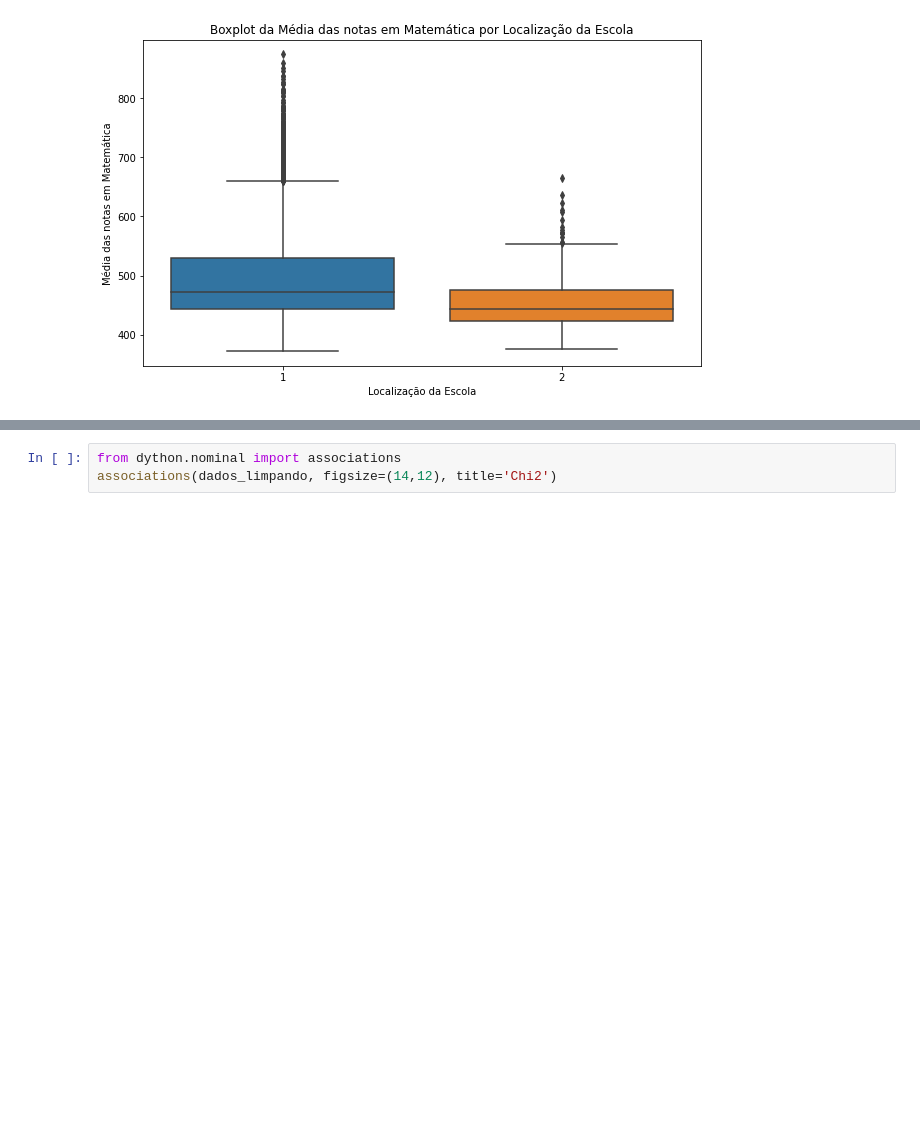
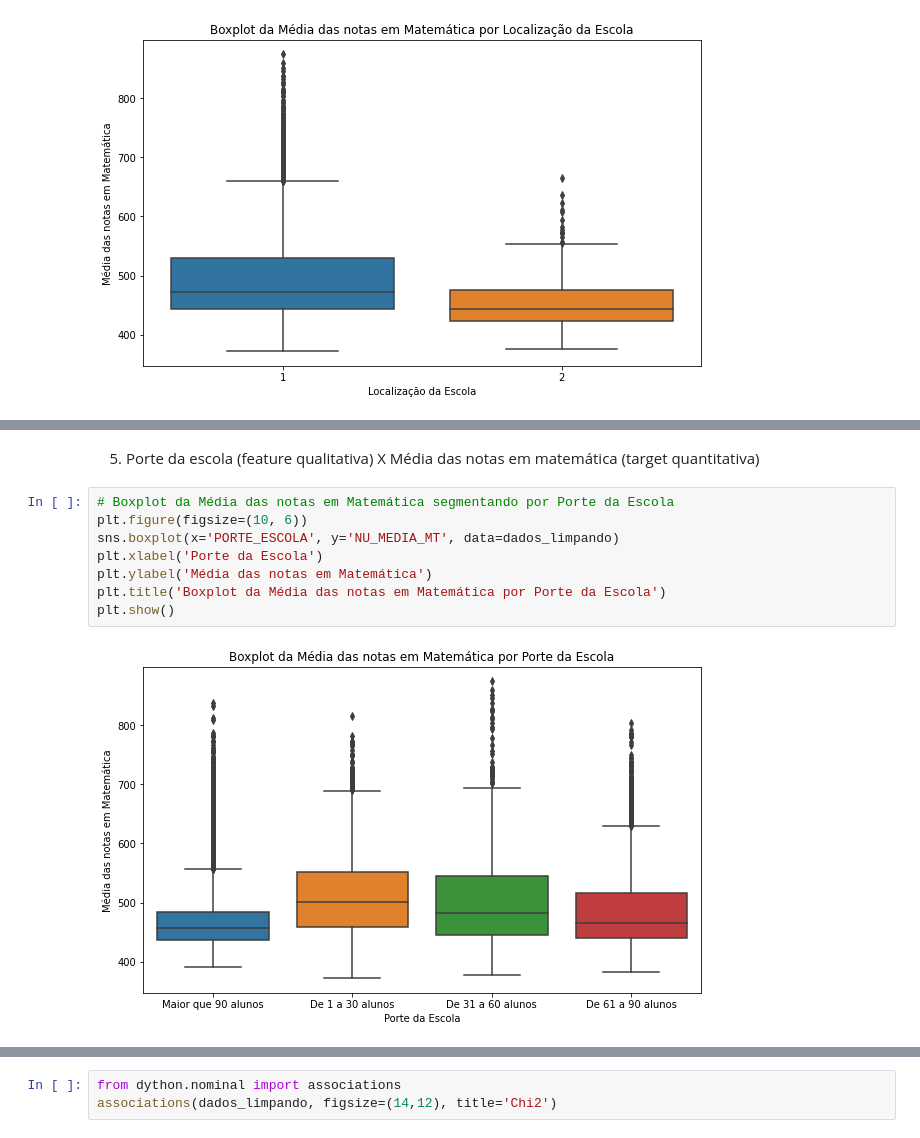
Before and after one commit to insper-classroom/23-1a-cd-p2-lucca_pedro_rafael, a Jupyter notebook: P2.ipynb, the cells around one changed output, grey strips where cells are left out. Saved outputs shown, nothing was run; the diff lists cells and outputs as text; blank space fills up the shorter version.

```diff
--- a/P2.ipynb
+++ b/P2.ipynb
@@ -191,0 +177,12 @@ nu_abandona = dados_limpando['NU_TAXA_ABANDONO']
+# %% [markdown]
+5) Porte da escola (feature qualitativa) X Média das notas em matemática (target quantitativa)
+# %%
+# Boxplot da Média das notas em Matemática segmentando por Porte da Escola
+plt.figure(figsize=(10, 6))
+sns.boxplot(x='PORTE_ESCOLA', y='NU_MEDIA_MT', data=dados_limpando)
+plt.xlabel('Porte da Escola')
+plt.ylabel('Média das notas em Matemática')
+plt.title('Boxplot da Média das notas em Matemática por Porte da Escola')
+plt.show()
+# %% [output]
+[figure, added]
```
Also changed, not shown: parts of 13 cells of this notebook.
